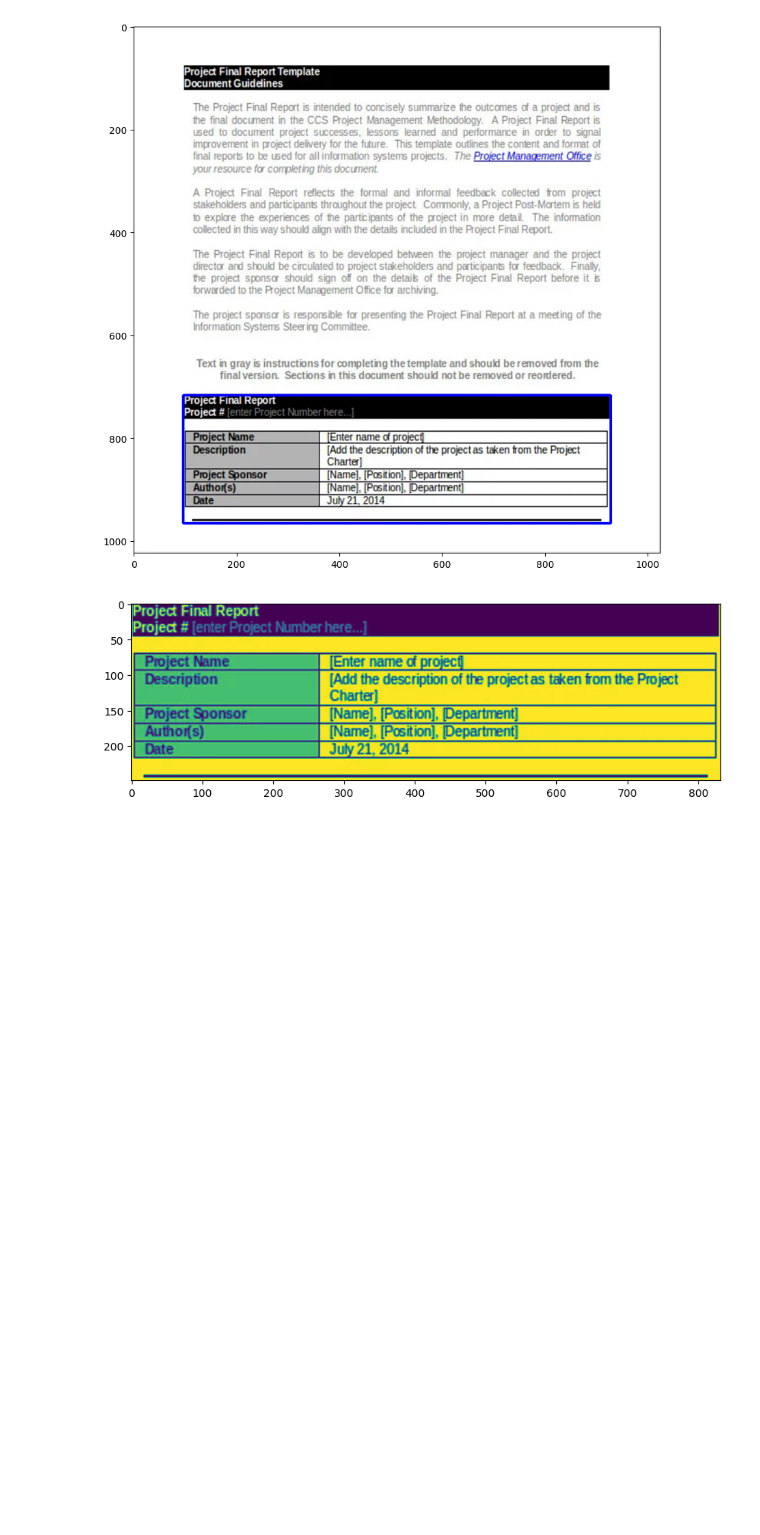
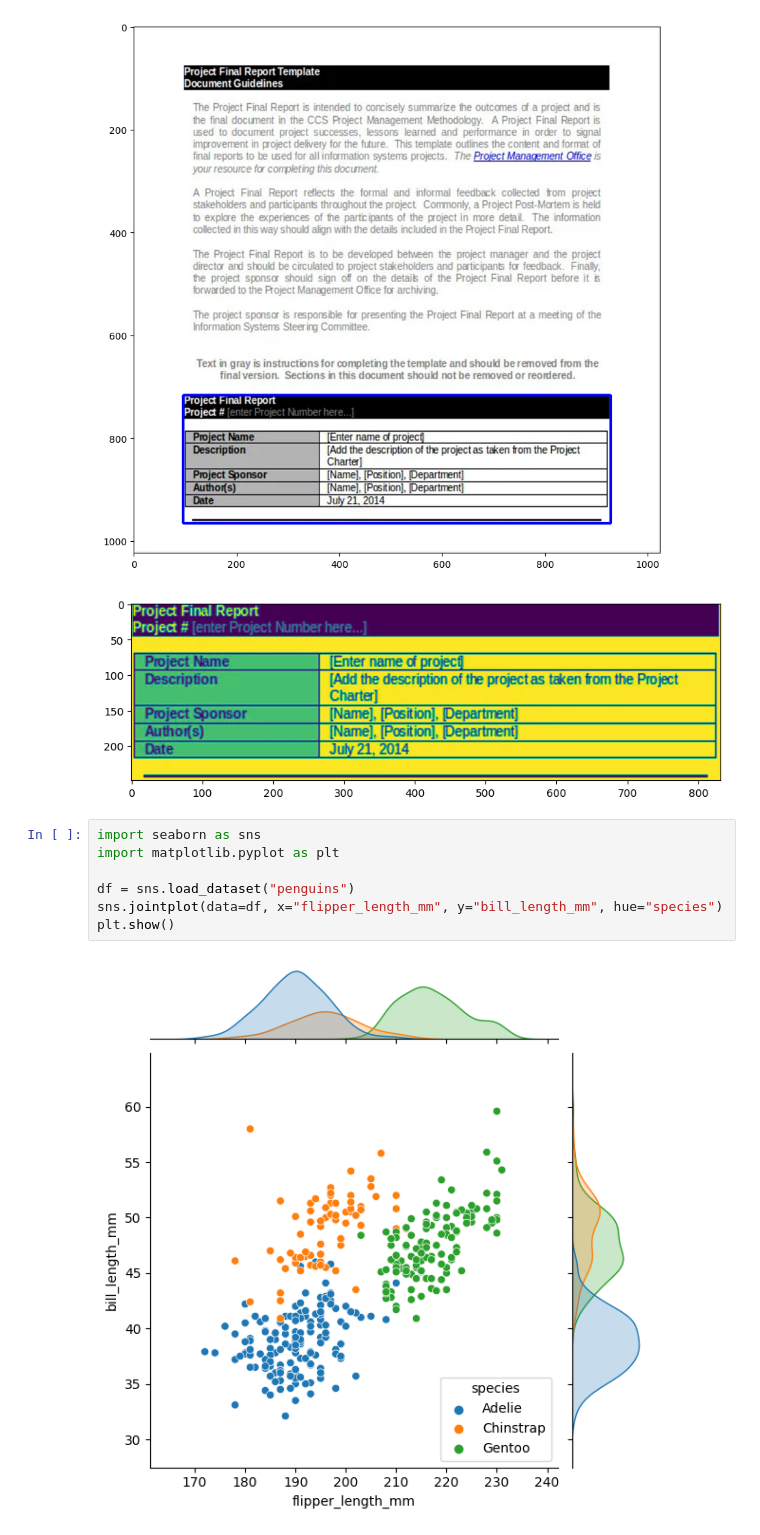
Before and after one commit to LidorPrototype/TableNetTable2df, a Jupyter notebook: Model Implementation/model_testing_note.ipynb, the cells around one changed output. Cells and saved outputs as stored; diff of their text form; blank space fills up the shorter version.

```diff
--- a/Model Implementation/model_testing_note.ipynb
+++ b/Model Implementation/model_testing_note.ipynb
@@ -111,3 +111,12 @@ Predicted Tables
 DummyDatabase/predictions/two_pred.png
 [figure]
 [figure]
+# %%
+import seaborn as sns
+import matplotlib.pyplot as plt
+
+df = sns.load_dataset("penguins")
+sns.jointplot(data=df, x="flipper_length_mm", y="bill_length_mm", hue="species")
+plt.show()
+# %% [output]
+[figure, added]
```
Also changed, not shown: 9 other files.
